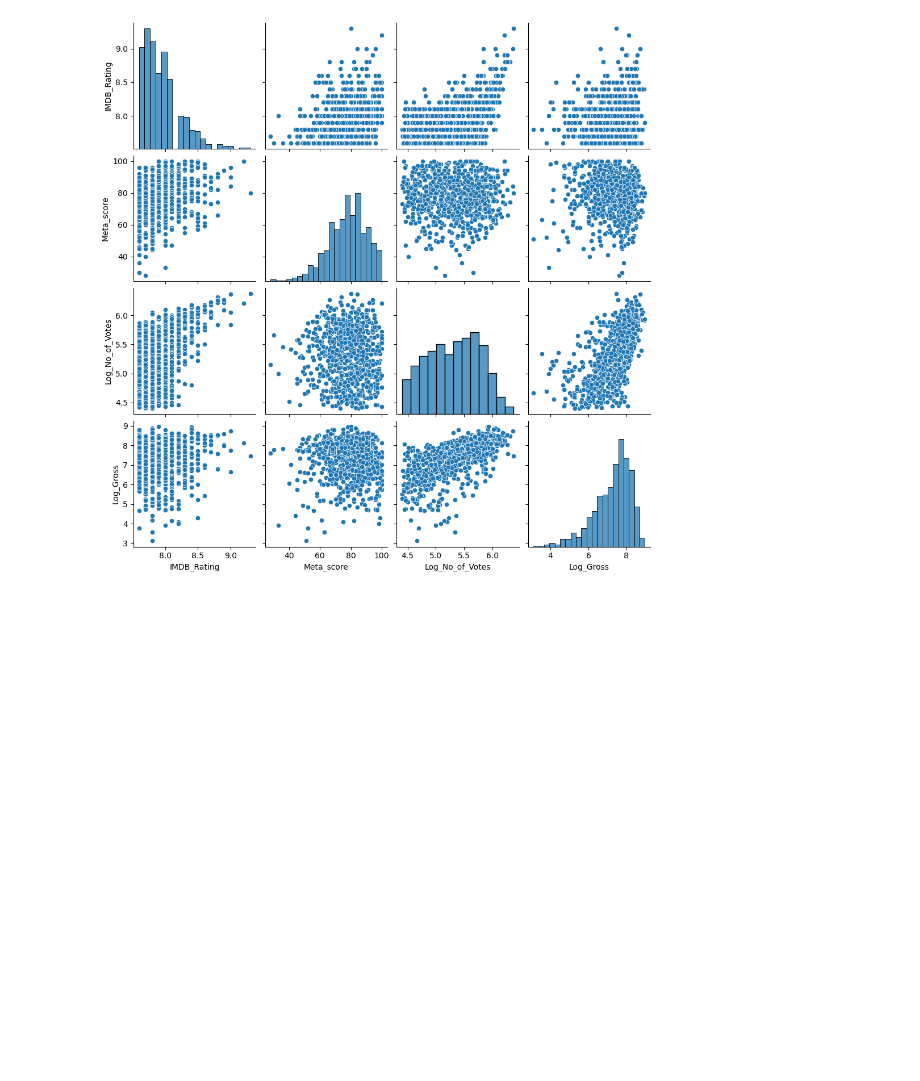
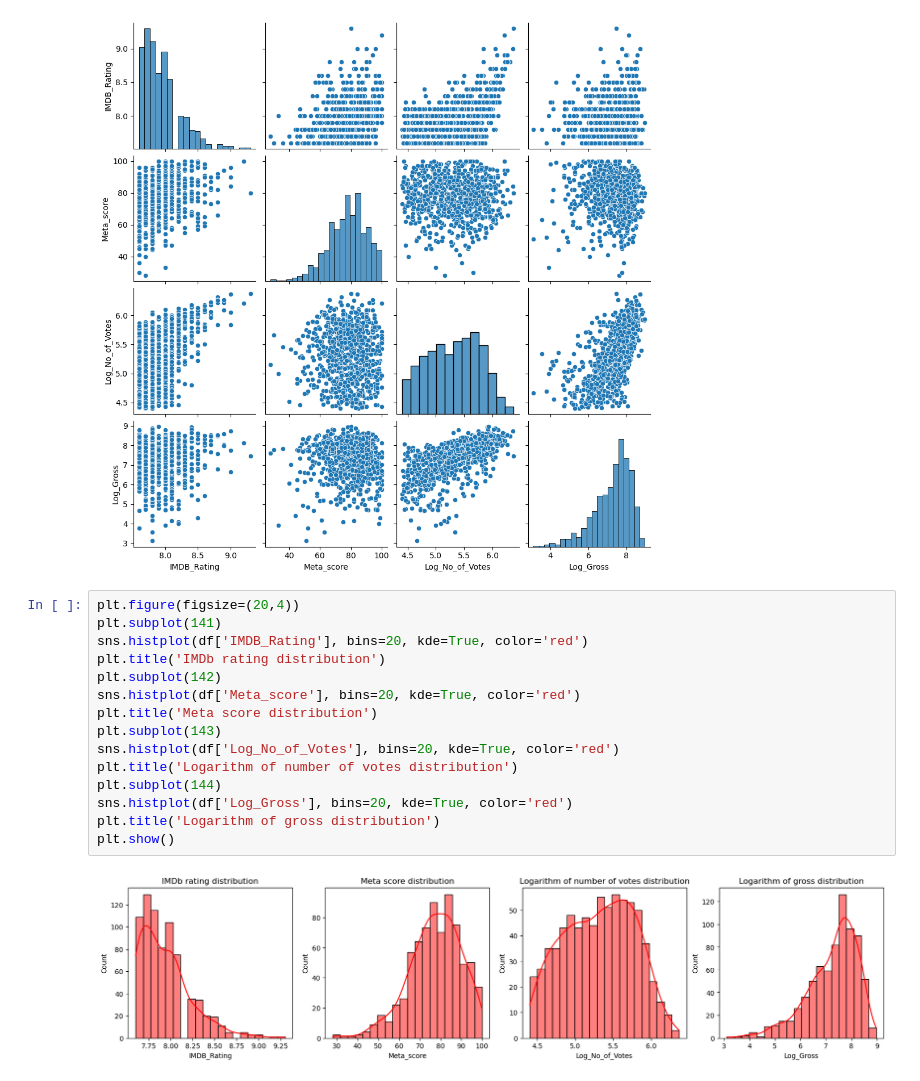
Before and after one commit to kaenkai/research-analysis-tools, a Jupyter notebook: playground/eda_imdb.ipynb, the cells around one changed output. Drawn from its saved outputs; the diff is of its cells as text; blank space fills up the shorter version.

```diff
--- a/playground/eda_imdb.ipynb
+++ b/playground/eda_imdb.ipynb
@@ -180,3 +180,20 @@ sns.pairplot(df[['IMDB_Rating', 'Meta_score', 'Log_No_of_Votes', 'Log_Gross']])
 # %% [output]
 <seaborn.axisgrid.PairGrid at 0x...>
 [figure]
+# %%
+plt.figure(figsize=(20,4))
+plt.subplot(141)
+sns.histplot(df['IMDB_Rating'], bins=20, kde=True, color='red')
+plt.title('IMDb rating distribution')
+plt.subplot(142)
+sns.histplot(df['Meta_score'], bins=20, kde=True, color='red')
+plt.title('Meta score distribution')
+plt.subplot(143)
+sns.histplot(df['Log_No_of_Votes'], bins=20, kde=True, color='red')
+plt.title('Logarithm of number of votes distribution')
+plt.subplot(144)
+sns.histplot(df['Log_Gross'], bins=20, kde=True, color='red')
+plt.title('Logarithm of gross distribution')
+plt.show()
+# %% [output]
+[figure, added]
```
Also changed, not shown: 1 other file.
